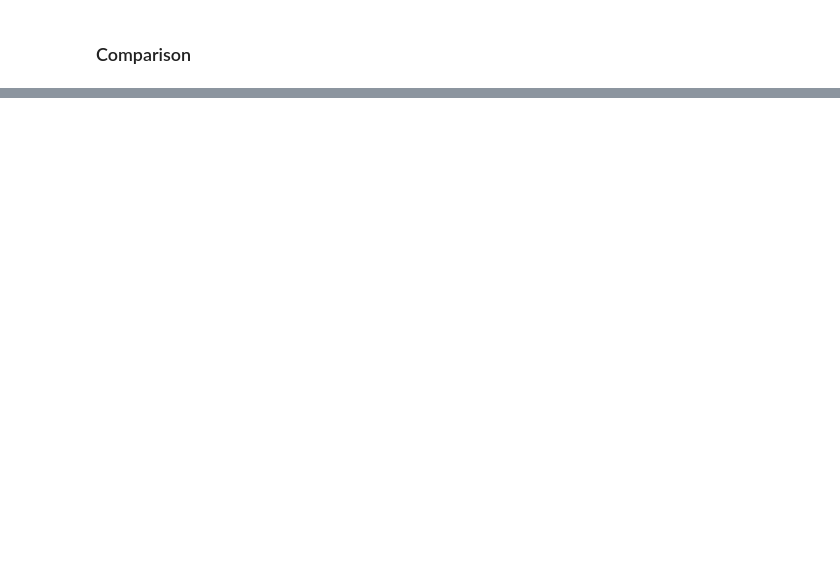
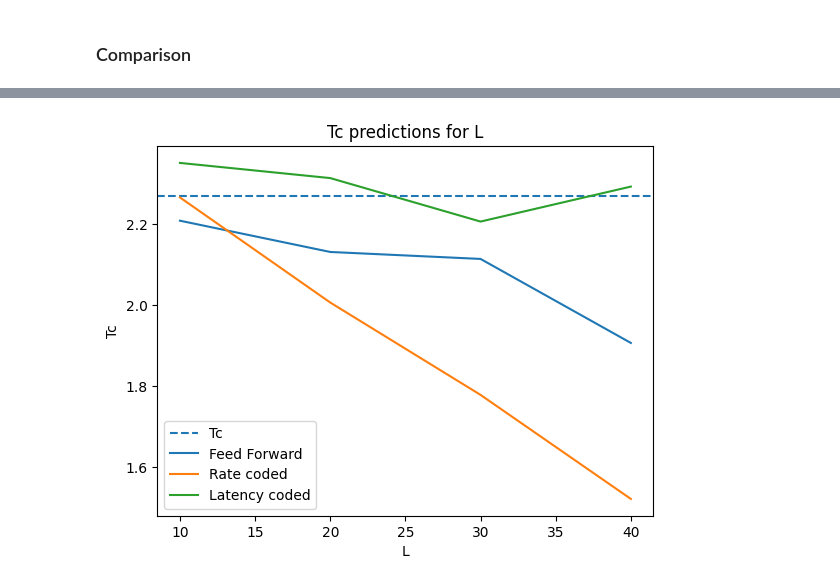
Before and after one commit to CSteennis/BscThesis, a Jupyter notebook: ising.ipynb, the cells around one changed output, grey strips where cells are left out. Cells and saved outputs as stored; diff of their text form; code cells hidden in the pictures; blank space fills up the shorter version.

```diff
--- a/ising.ipynb
+++ b/ising.ipynb
@@ -253,0 +280,19 @@ plt.show()
+# %%
+img_size = 20
+
+train_loader, test_loader, all_data = import_data(img_size, Ts, train_Ts, from_cache=True)
+# %%
+
+nets = Networks(20, img_size*img_size, hiddens, outputs, decay, 200)
+
+_, ffn = nets.train_ffn(train_loader, test_loader)
+_, rsnn = nets.train_rate_snn(train_loader, test_loader)
+_, lsnn = nets.train_temp_snn(train_loader, test_loader)
+
+predictions = [predict(ffn, all_data, Ts), predict_spiking(rsnn, all_data, Ts), predict_spiking(lsnn, all_data, Ts)]
+
+plot_predictions(Ts, FFN={'val': predictions[0], 'color': 'r'},
+                     Rate_coded={'val': predictions[1], 'color': 'g'},
+                     Latency_coded={'val': predictions[2], 'color': 'b'})
+
+print([extract_Tc(p) for p in predictions])
@@ -253,0 +303,65 @@ plt.show()
+# %%
+
+Tc = 2.2692
+
+
+L_list = [10, 20, 30, 40]#, 80, 160]
+
+
+
+ffn_tot = []
+rsnn_tot = []
+lsnn_tot = []
+
+repeats = 3
+for r in tqdm(range(repeats)):
+    Tc_L_rate_list = []
+    Tc_L_temp_list = []
+    Tc_L_ffn_list = []
+
+    for L in L_list:
+        print('handling ', L)
+        inputs = L*L
+        train_loader, test_loader, all_data = import_data(L, Ts, train_Ts, avg=True, from_cache=False)
+
+        # initiate networks
+        nets = Networks(epochs,inputs,hiddens,outputs,decay,n_steps)
+
+        # train networks
+        print('training...')
+        _, ffn = nets.train_ffn(train_loader, test_loader)
+        (test_acc_snn_temp, test_loss_snn_temp, _), temp_snn = nets.train_temp_snn(train_loader,test_loader)
+        (test_acc_snn_rate, test_loss_snn_rate, _), rate_snn = nets.train_rate_snn(train_loader,test_loader)
+
+        # predict
+        print('predicting...')
+        predictions_ffn = predict(ffn, all_data, Ts)
+        predictions_rate = predict_spiking(rate_snn, all_data, Ts)
+        predictions_temp = predict_spiking(temp_snn, all_data, Ts)
+
+        Tc_ffn = extract_Tc(predictions_ffn)
+        Tc_rate = extract_Tc(predictions_rate)
+        Tc_temp = extract_Tc(predictions_temp)
+
+        Tc_L_ffn_list.append(Tc_ffn)
+        Tc_L_rate_list.append(Tc_rate)
+        Tc_L_temp_list.append(Tc_temp)
+
+    ffn_tot.append(Tc_L_ffn_list)
+    rsnn_tot.append(Tc_L_rate_list)
+    lsnn_tot.append(Tc_L_temp_list)
+
+
+fig, ax = plt.subplots()
+
+ax.axhline(Tc, linestyle='--', label='Tc')
+
+ax.plot(L_list, np.mean(ffn_tot, axis=0), label='Feed Forward')
+ax.plot(L_list, np.mean(rsnn_tot, axis=0), label='Rate coded')
+ax.plot(L_list, np.mean(lsnn_tot, axis=0), label='Latency coded')
+ax.legend()
+ax.set_title('Tc predictions for L')
+ax.set_xlabel('L')
+ax.set_ylabel('Tc')
+fig.savefig('images/Tc_predictions_L.svg', format='svg')
+# %% [output]
@@ -253,0 +419 @@ plt.show()
+[figure, added]
```
Also changed, not shown: parts of 47 cells of this notebook, 6 other files.
